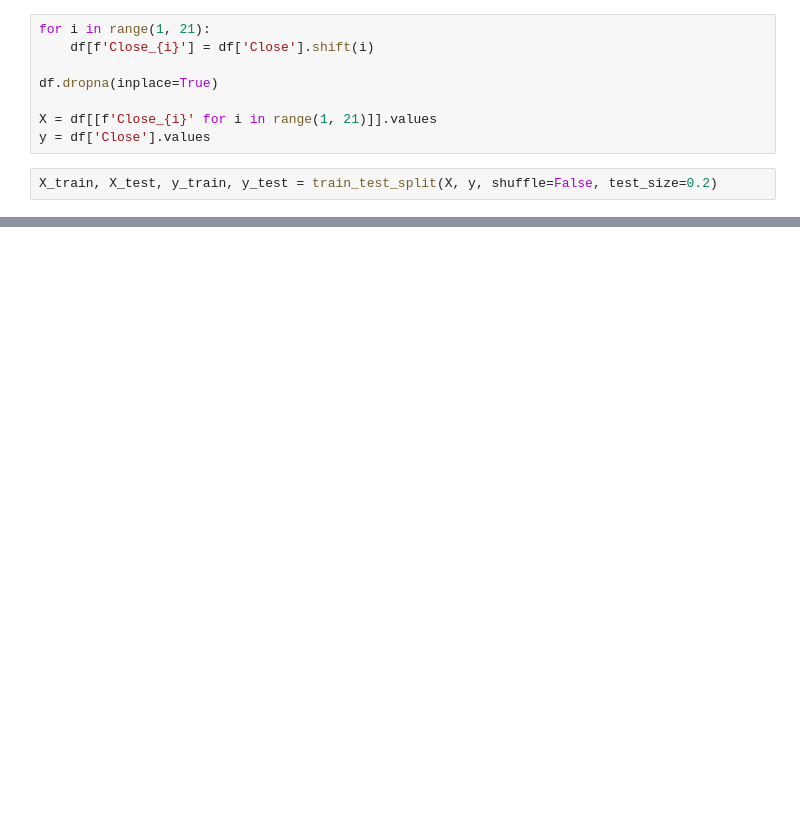
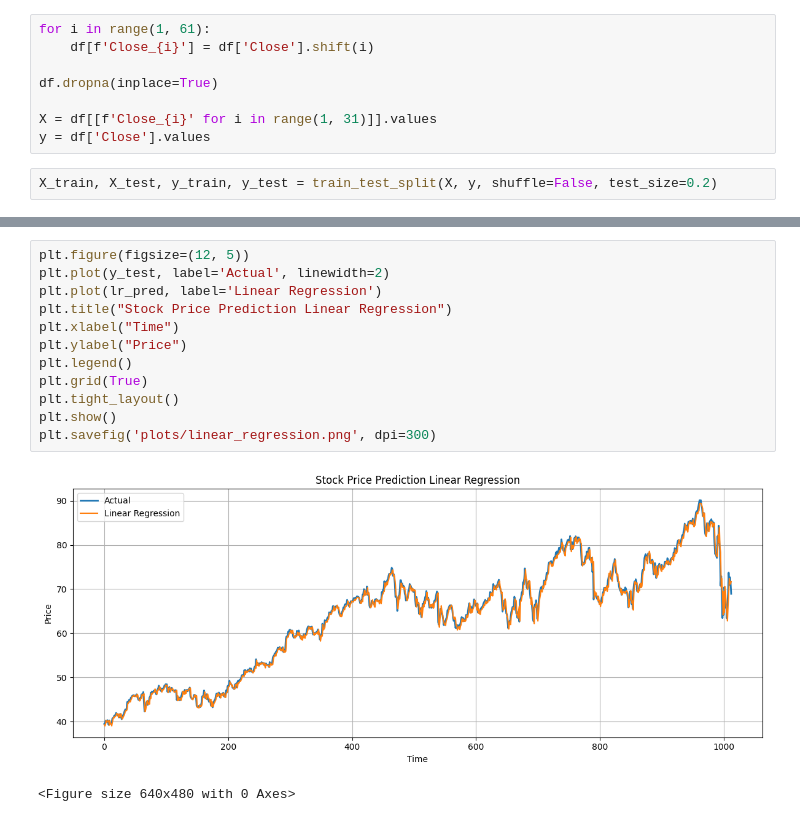
Before and after one commit to WidyanH/Stock-Market-Predictor, a Jupyter notebook: stock_predictor.ipynb, the cells around one changed output, grey strips where cells are left out. Cells and saved outputs as stored; diff of their text form; blank space fills up the shorter version.

```diff
--- a/stock_predictor.ipynb
+++ b/stock_predictor.ipynb
@@ -18,12 +18,12 @@ df['Date'] = pd.to_datetime(df['Date'])
 df.set_index('Date', inplace=True)
 df = df[['Close']]
 # %%
-for i in range(1, 21):
+for i in range(1, 61):
     df[f'Close_{i}'] = df['Close'].shift(i)
 
 df.dropna(inplace=True)
 
-X = df[[f'Close_{i}' for i in range(1, 21)]].values
+X = df[[f'Close_{i}' for i in range(1, 31)]].values
 y = df['Close'].values
 # %%
 X_train, X_test, y_train, y_test = train_test_split(X, y, shuffle=False, test_size=0.2)
@@ -138,0 +120,15 @@ plt.show()
+# %%
+plt.figure(figsize=(12, 5))
+plt.plot(y_test, label='Actual', linewidth=2)
+plt.plot(lr_pred, label='Linear Regression')
+plt.title("Stock Price Prediction Linear Regression")
+plt.xlabel("Time")
+plt.ylabel("Price")
+plt.legend()
+plt.grid(True)
+plt.tight_layout()
+plt.show()
+plt.savefig('plots/linear_regression.png', dpi=300)
+# %% [output]
+[figure, added]
+<Figure size 640x480 with 0 Axes>
```
Also changed, not shown: parts of 11 cells of this notebook.
